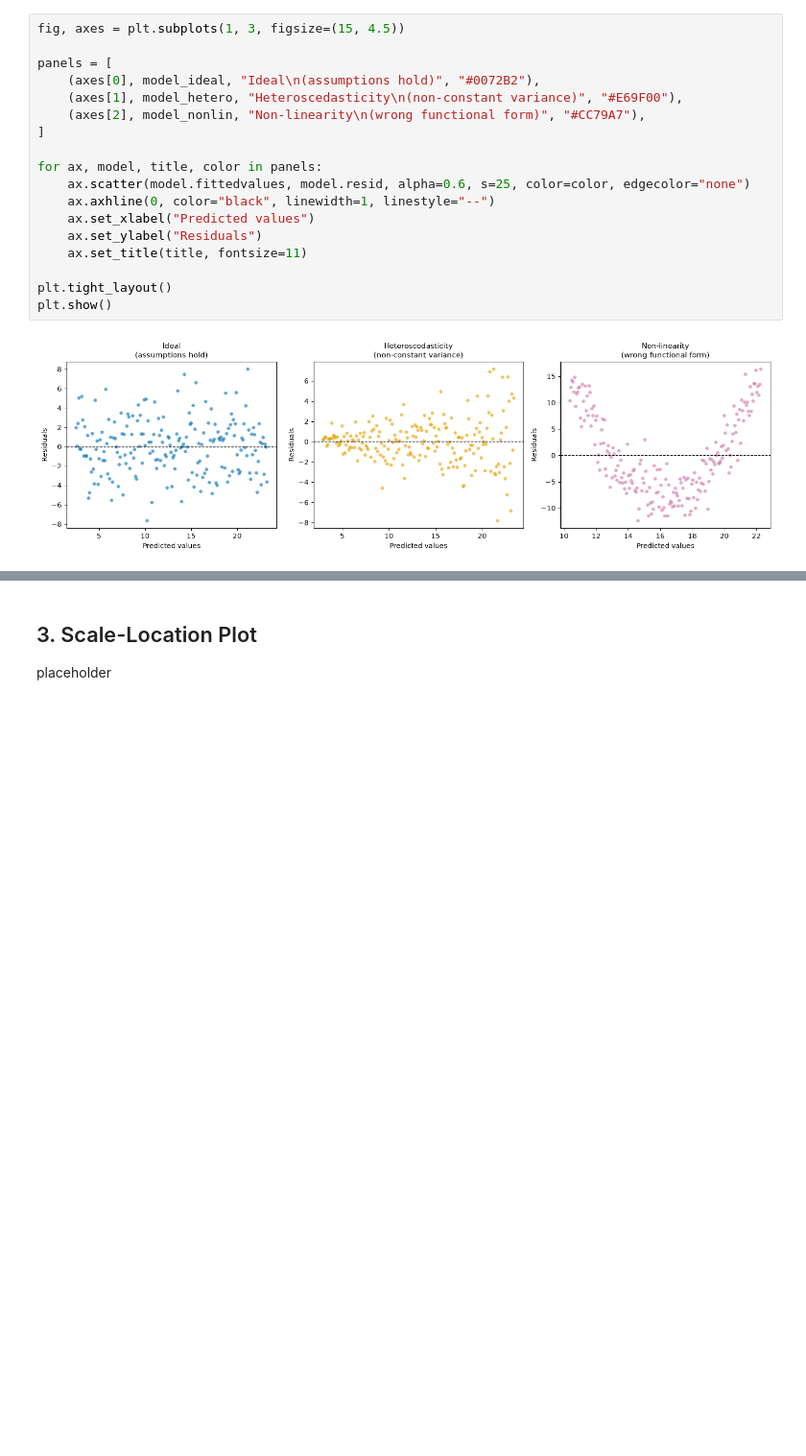
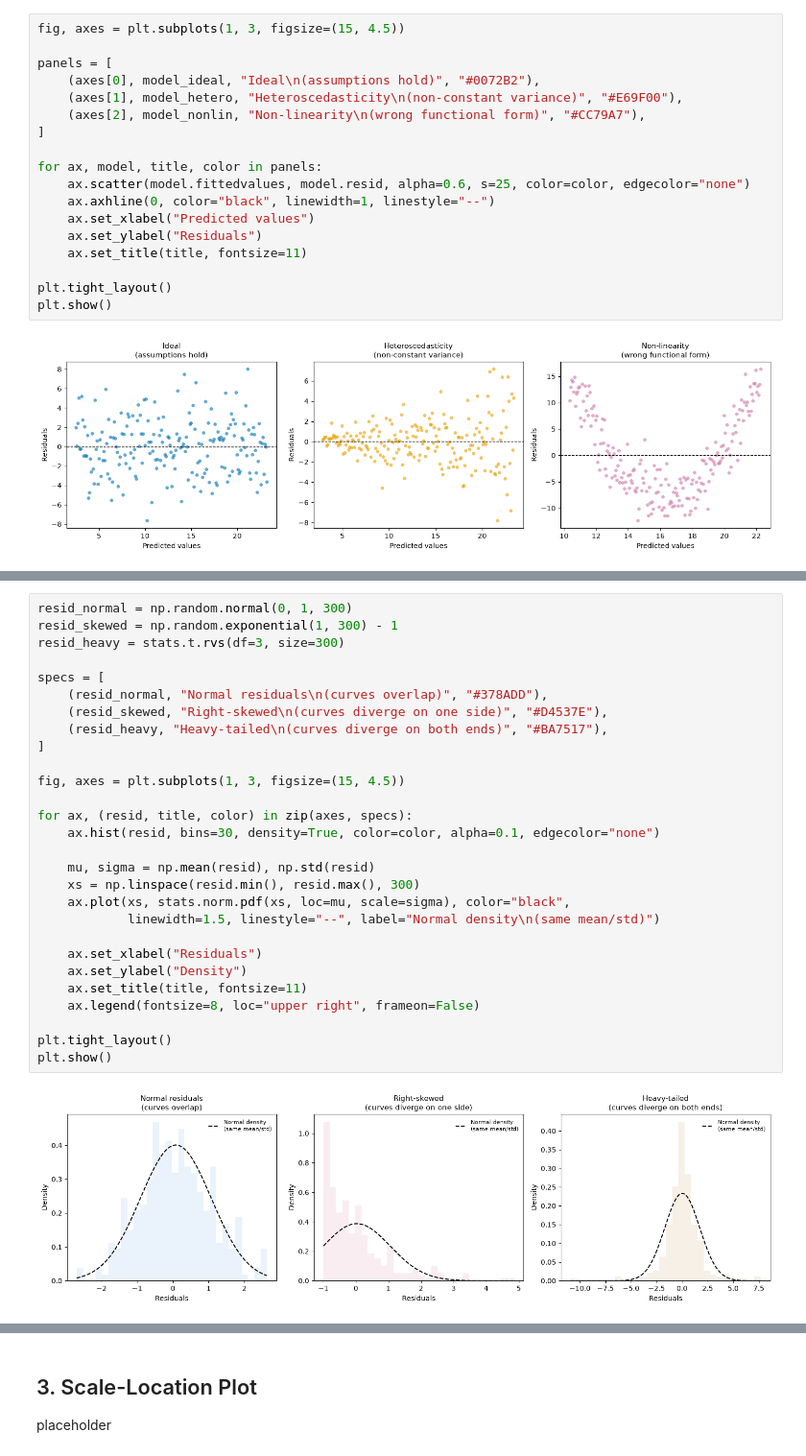
Before and after one commit to cisanta1029/intuition-builders, a Jupyter notebook: 02_regression_diagnostic.ipynb, the cells around one changed output, grey strips where cells are left out. Shown at 96% size. Cells and saved outputs as stored; diff of their text form; blank space fills up the shorter version.

Commit message:
q-q plot section edits

```diff
--- a/02_regression_diagnostic.ipynb
+++ b/02_regression_diagnostic.ipynb
@@ -138,0 +165,30 @@ placeholder
+# %%
+resid_normal = np.random.normal(0, 1, 300)
+resid_skewed = np.random.exponential(1, 300) - 1
+resid_heavy = stats.t.rvs(df=3, size=300)
+
+specs = [
+    (resid_normal, "Normal residuals\n(curves overlap)", "#378ADD"),
+    (resid_skewed, "Right-skewed\n(curves diverge on one side)", "#D4537E"),
+    (resid_heavy, "Heavy-tailed\n(curves diverge on both ends)", "#BA7517"),
+]
+
+fig, axes = plt.subplots(1, 3, figsize=(15, 4.5))
+
+for ax, (resid, title, color) in zip(axes, specs):
+    ax.hist(resid, bins=30, density=True, color=color, alpha=0.1, edgecolor="none")
+
+    mu, sigma = np.mean(resid), np.std(resid)
+    xs = np.linspace(resid.min(), resid.max(), 300)
+    ax.plot(xs, stats.norm.pdf(xs, loc=mu, scale=sigma), color="black",
+            linewidth=1.5, linestyle="--", label="Normal density\n(same mean/std)")
+
+    ax.set_xlabel("Residuals")
+    ax.set_ylabel("Density")
+    ax.set_title(title, fontsize=11)
+    ax.legend(fontsize=8, loc="upper right", frameon=False)
+
+plt.tight_layout()
+plt.show()
+# %% [output]
+[figure, added]
```
Also changed, not shown: parts of 9 cells of this notebook.
